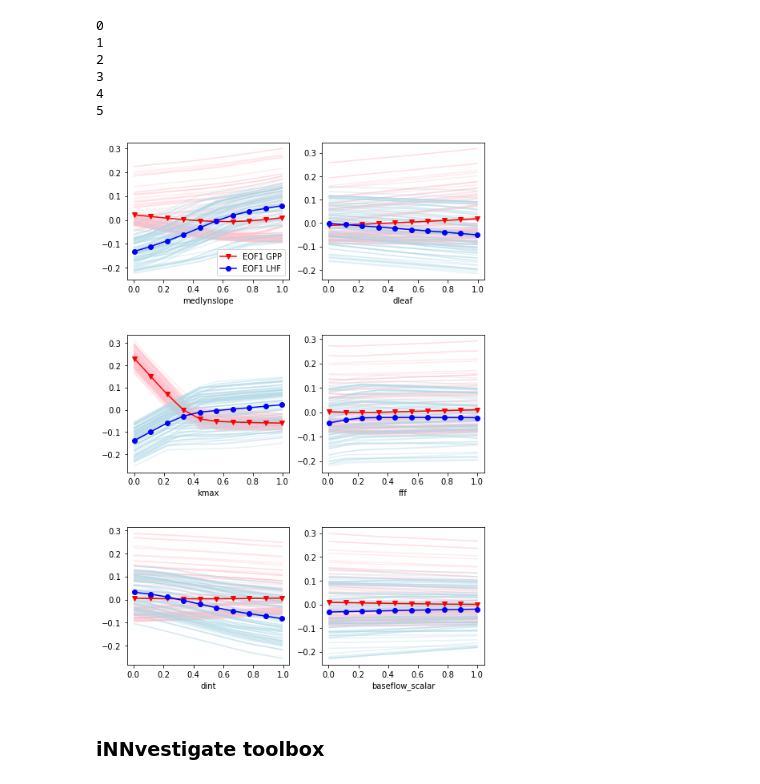
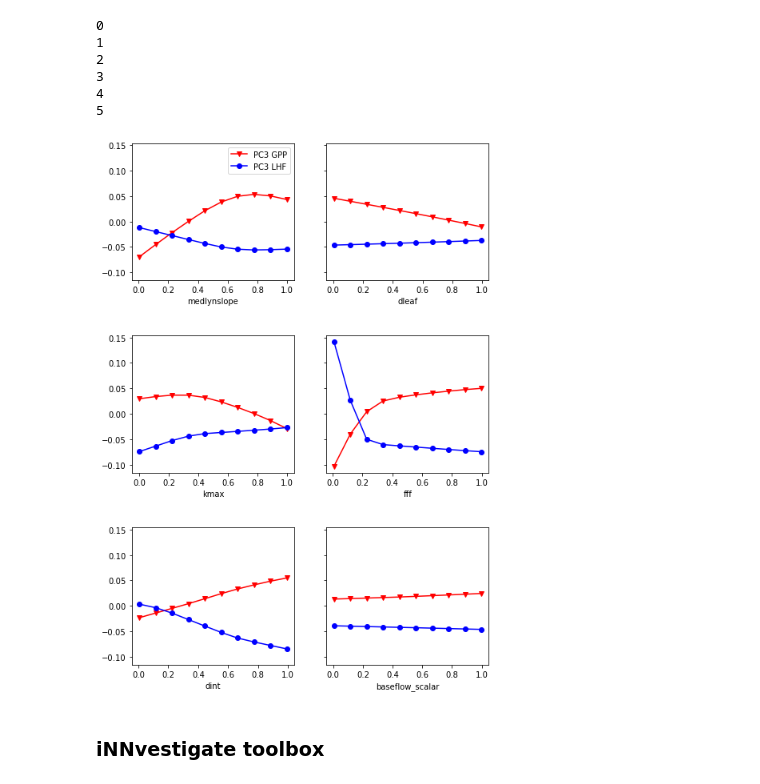
Before and after one commit to katiedagon/CLM5_ParameterUncertainty, a Jupyter notebook: NN/NN_interp_plot.ipynb, the cells around one changed output. Cells and saved outputs as stored; diff of their text form; code cells hidden in the pictures.

```diff
--- a/NN/NN_interp_plot.ipynb
+++ b/NN/NN_interp_plot.ipynb
@@ -9,7 +9,7 @@ import matplotlib.pyplot as plt
 # %% [markdown]
 Read in input array
 # %%
-inputdata = np.load(file="lhc_100.npy", allow_pickle=True)
+inputdata = np.load(file="../lhc_100.npy", allow_pickle=True)
 # %% [markdown]
 List of input variables
 # %%
@@ -18,9 +18,9 @@ npar = len(in_vars)
 # %% [markdown]
 Read in output array; calculated in SVD.py after processing in outputdata/process_outputdata_SVD.ncl
 # %%
-outputdata_GPP = np.load(file="outputdata/outputdata_GPP_SVD_3modes.npy",
+outputdata_GPP = np.load(file="../outputdata/outputdata_GPP_SVD_3modes.npy",
         allow_pickle=True)
-outputdata_LHF = np.load(file="outputdata/outputdata_LHF_SVD_3modes.npy",
+outputdata_LHF = np.load(file="../outputdata/outputdata_LHF_SVD_3modes.npy",
         allow_pickle=True)
 nmodes = outputdata_GPP.shape[1]
 # %% [markdown]
@@ -30,9 +30,9 @@ import keras.backend as K
 def mean_sq_err(y_true,y_pred):
     return K.mean((y_true-y_pred)**2)
 from keras.models import load_model
-model_GPP = load_model('emulators/NN_GPP_finalize_multi-dim.h5', custom_objects={'mean_sq_err':
+model_GPP = load_model('../emulators/NN_GPP_finalize_multi-dim.h5', custom_objects={'mean_sq_err':
     mean_sq_err})
-model_LHF = load_model('emulators/NN_LHF_finalize_multi-dim.h5',
+model_LHF = load_model('../emulators/NN_LHF_finalize_multi-dim.h5',
     custom_objects={'mean_sq_err': mean_sq_err})
 # %% [output]
 Using TensorFlow backend.
@@ -377,23 +383,24 @@ LHF_pd_points, LHF_pd_pred_vals = partial_dependence_plot(inputdata, model_LHF)
 #random_rows = np.random.randint(0, inputdata.shape[0], size=100)
 #random_rows
 # %%
-m = range(nmodes)[0] # set mode
+m = range(nmodes)[2] # set mode
 mode = m+1
-fig, axes = plt.subplots(3, 2, figsize=(8, 12)) # set up subplots (3 rows, 2 columns)
+fig, axes = plt.subplots(3, 2, figsize=(8, 12), sharey=True) # set up subplots (3 rows, 2 columns)
 plt.subplots_adjust(hspace=0.4) # adjust height between subplots
 axef = axes.ravel() # enumerate(?) the subplot axes so they are callable
 random_rows = np.random.randint(0, inputdata.shape[0], size=100)
 for i in range(inputdata.shape[1]):
-    axef[i].plot(GPP_pd_points[i], GPP_pd_pred_vals[i, :, random_rows, m].T, color="pink", alpha=0.3)
-    axef[i].plot(LHF_pd_points[i], LHF_pd_pred_vals[i, :, random_rows, m].T, color="lightblue", alpha=0.3)
-    axef[i].plot(GPP_pd_points[i], GPP_pd_pred_vals[i,:,:,m].mean(axis=1), marker='v', color="red", label="EOF%i GPP" %mode)
-    axef[i].plot(LHF_pd_points[i], LHF_pd_pred_vals[i,:,:,m].mean(axis=1), marker='o', color="blue", label="EOF%i LHF" %mode)
+    #axef[i].plot(GPP_pd_points[i], GPP_pd_pred_vals[i, :, random_rows, m].T, color="pink", alpha=0.3)
+    #axef[i].plot(LHF_pd_points[i], LHF_pd_pred_vals[i, :, random_rows, m].T, color="lightblue", alpha=0.3)
+    axef[i].plot(GPP_pd_points[i], GPP_pd_pred_vals[i,:,:,m].mean(axis=1), marker='v', color="red", label="PC%i GPP" %mode)
+    axef[i].plot(LHF_pd_points[i], LHF_pd_pred_vals[i,:,:,m].mean(axis=1), marker='o', color="blue", label="PC%i LHF" %mode)
     if i == 0:
         axef[i].legend()
     axef[i].set_xlabel(in_vars[i])
 #plt.savefig('partial_dep_GPP_LHF_SVD_mode%i.pdf' %mode)
+#plt.savefig('PDP_PCmode%i_GPP_LHF_noshade.pdf' %mode)
 # %% [output]
-[figure, old version]
+[figure, new version]
 # %% [markdown]
 ### iNNvestigate toolbox
 # %%
```
Also changed, not shown: parts of 6 cells of this notebook, 18 other files.
